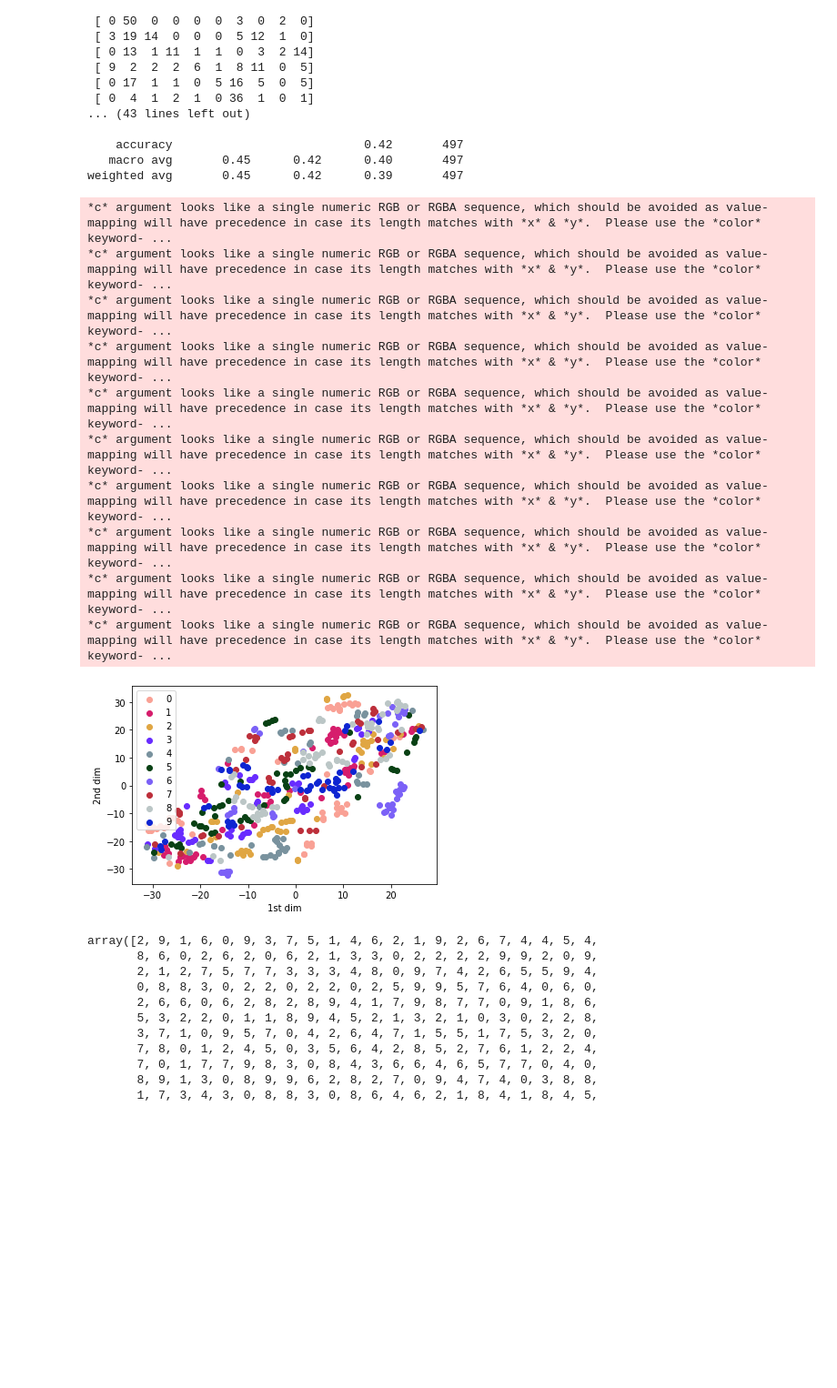
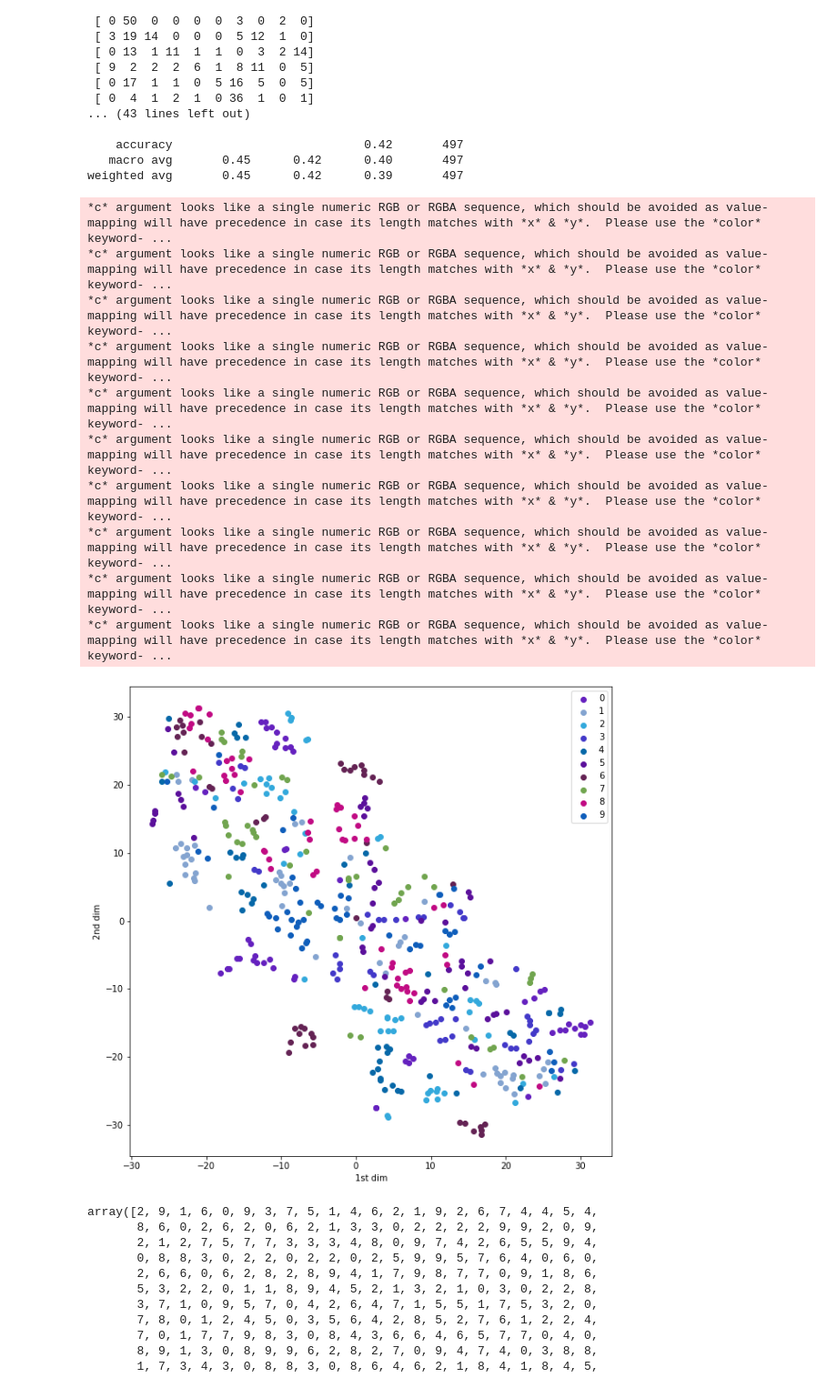
Before and after one commit to igunduz/neural-networks, a Jupyter notebook: project/spoken_digit_recognition_project.ipynb, the cells around one changed output. Shown at 91% size. Saved outputs shown, nothing was run; the diff lists cells and outputs as text; code cells hidden in the pictures; blank space fills up the shorter version.

```diff
--- a/project/spoken_digit_recognition_project.ipynb
+++ b/project/spoken_digit_recognition_project.ipynb
@@ -421,35 +421,35 @@ weighted avg       0.45      0.42      0.39       497
 from sklearn.manifold import TSNE
 import matplotlib.pyplot as plt
 import matplotlib
 feats = _test[0]
 
 tsne_output = TSNE(n_components=2).fit_transform(feats)
-
+plt.figure(figsize=(10,10))
 # Plot the reduced-dimensional data in a scatter plot, colored by the true labels
 color_map = plt.cm.get_cmap('gist_ncar', 10)
 y_true = _test[1]
 for i in range(10):
     mask = np.array(y_true) == i
     # ax.scatter(tsne_output[mask][:,0], tsne_output[mask][:,1], c=color_map(i)[:3], label=f'{i}')
     plt.scatter(tsne_output[mask][:,0], tsne_output[mask][:,1], c=(np.random.rand(), np.random.rand(), np.random.rand()), label=f'{i}')
 plt.legend()
 
 # Add axis labels and a title
 plt.xlabel('1st dim')
 plt.ylabel('2nd dim')
 plt.show()
 # %% [output]
 *c* argument looks like a single numeric RGB or RGBA sequence, which should be avoided as value-mapping will have precedence in case its length matches with *x* & *y*.  Please use the *color* keyword- ...
 *c* argument looks like a single numeric RGB or RGBA sequence, which should be avoided as value-mapping will have precedence in case its length matches with *x* & *y*.  Please use the *color* keyword- ...
 *c* argument looks like a single numeric RGB or RGBA sequence, which should be avoided as value-mapping will have precedence in case its length matches with *x* & *y*.  Please use the *color* keyword- ...
 *c* argument looks like a single numeric RGB or RGBA sequence, which should be avoided as value-mapping will have precedence in case its length matches with *x* & *y*.  Please use the *color* keyword- ...
 *c* argument looks like a single numeric RGB or RGBA sequence, which should be avoided as value-mapping will have precedence in case its length matches with *x* & *y*.  Please use the *color* keyword- ...
 *c* argument looks like a single numeric RGB or RGBA sequence, which should be avoided as value-mapping will have precedence in case its length matches with *x* & *y*.  Please use the *color* keyword- ...
 *c* argument looks like a single numeric RGB or RGBA sequence, which should be avoided as value-mapping will have precedence in case its length matches with *x* & *y*.  Please use the *color* keyword- ...
 *c* argument looks like a single numeric RGB or RGBA sequence, which should be avoided as value-mapping will have precedence in case its length matches with *x* & *y*.  Please use the *color* keyword- ...
 *c* argument looks like a single numeric RGB or RGBA sequence, which should be avoided as value-mapping will have precedence in case its length matches with *x* & *y*.  Please use the *color* keyword- ...
 *c* argument looks like a single numeric RGB or RGBA sequence, which should be avoided as value-mapping will have precedence in case its length matches with *x* & *y*.  Please use the *color* keyword- ...
-[figure, old version]
+[figure, new version]
 # %%
 # %% [output]
 array([2, 9, 1, 6, 0, 9, 3, 7, 5, 1, 4, 6, 2, 1, 9, 2, 6, 7, 4, 4, 5, 4,
```
